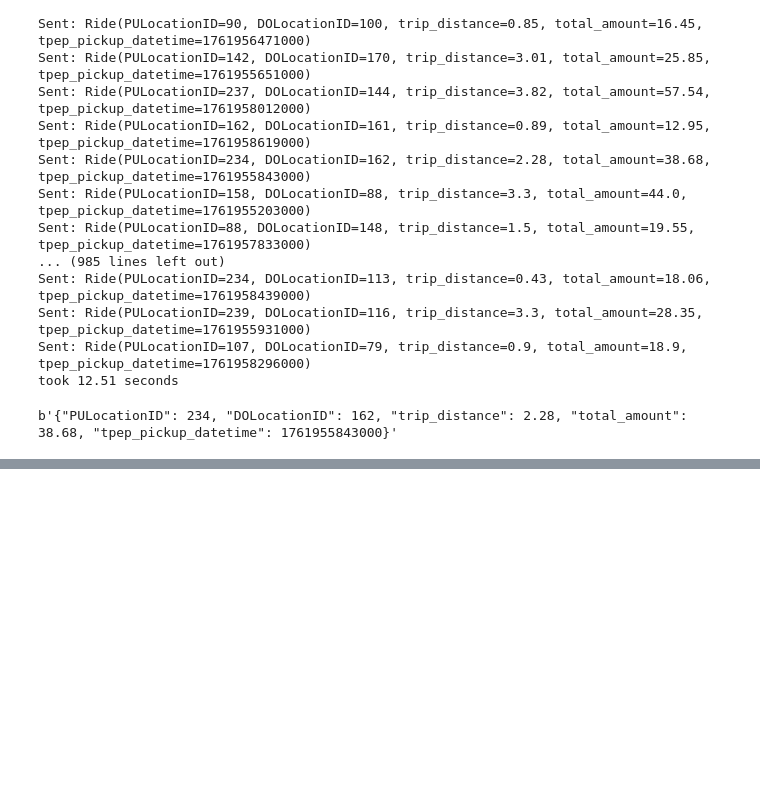
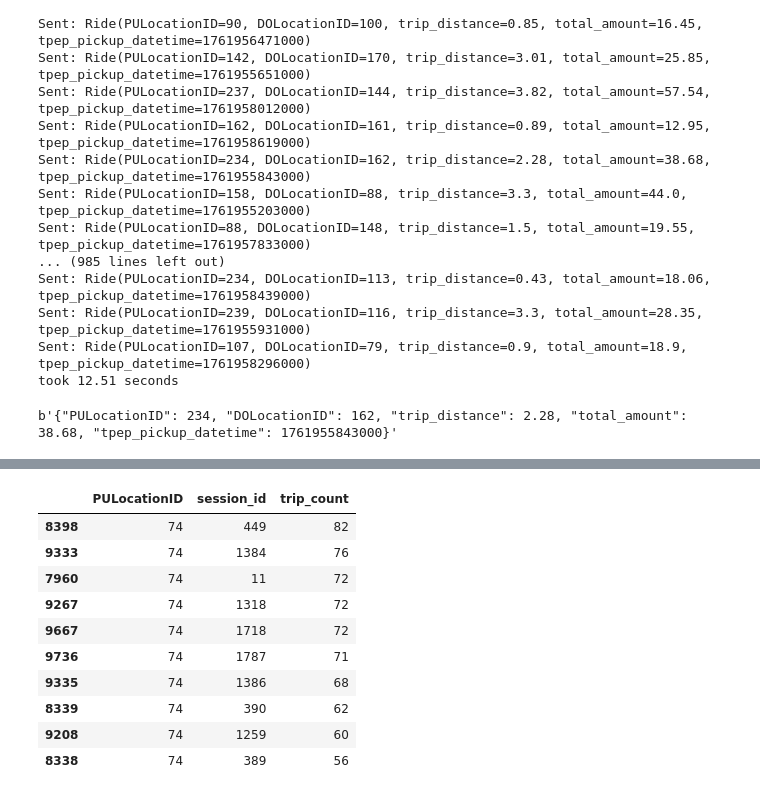
Before and after one commit to acepeda2019/zoomcamp-de, a Jupyter notebook: 07-streaming/notebooks/producer.ipynb, the cells around one changed output, grey strips where cells are left out. Drawn from its saved outputs; the diff is of its cells as text; code cells hidden in the pictures; blank space fills up the shorter version.

```diff
--- a/07-streaming/notebooks/producer.ipynb
+++ b/07-streaming/notebooks/producer.ipynb
@@ -146,0 +181,29 @@ b'{"PULocationID": 234, "DOLocationID": 162, "trip_distance": 2.28, "total_amoun
+# %%
+#QUESTION 5 VALIDATION
+
+df_sorted = df.sort_values(['PULocationID', 'lpep_pickup_datetime'])
+
+# calculate time gap between consecutive pickups within each PULocationID
+df_sorted['gap'] = df_sorted.groupby('PULocationID')['lpep_pickup_datetime'].diff()
+
+# mark session boundaries where gap > 5 minutes
+df_sorted['new_session'] = df_sorted['gap'] > pd.Timedelta(minutes=5)
+
+# assign session ID per PULocationID
+df_sorted['session_id'] = df_sorted.groupby('PULocationID')['new_session'].cumsum()
+
+# count trips per session
+result = df_sorted.groupby(['PULocationID','session_id']).size().reset_index(name='trip_count')
+result.sort_values('trip_count', ascending=False).head(10)
+# %% [output]
+|  | PULocationID | session_id | trip_count |
+| 8398 | 74 | 449 | 82 |
+| 9333 | 74 | 1384 | 76 |
+| 7960 | 74 | 11 | 72 |
+| 9267 | 74 | 1318 | 72 |
+| 9667 | 74 | 1718 | 72 |
+| 9736 | 74 | 1787 | 71 |
+| 9335 | 74 | 1386 | 68 |
+| 8339 | 74 | 390 | 62 |
+| 9208 | 74 | 1259 | 60 |
+| 8338 | 74 | 389 | 56 |
```
Also changed, not shown: parts of 5 cells of this notebook, 2 other files.
